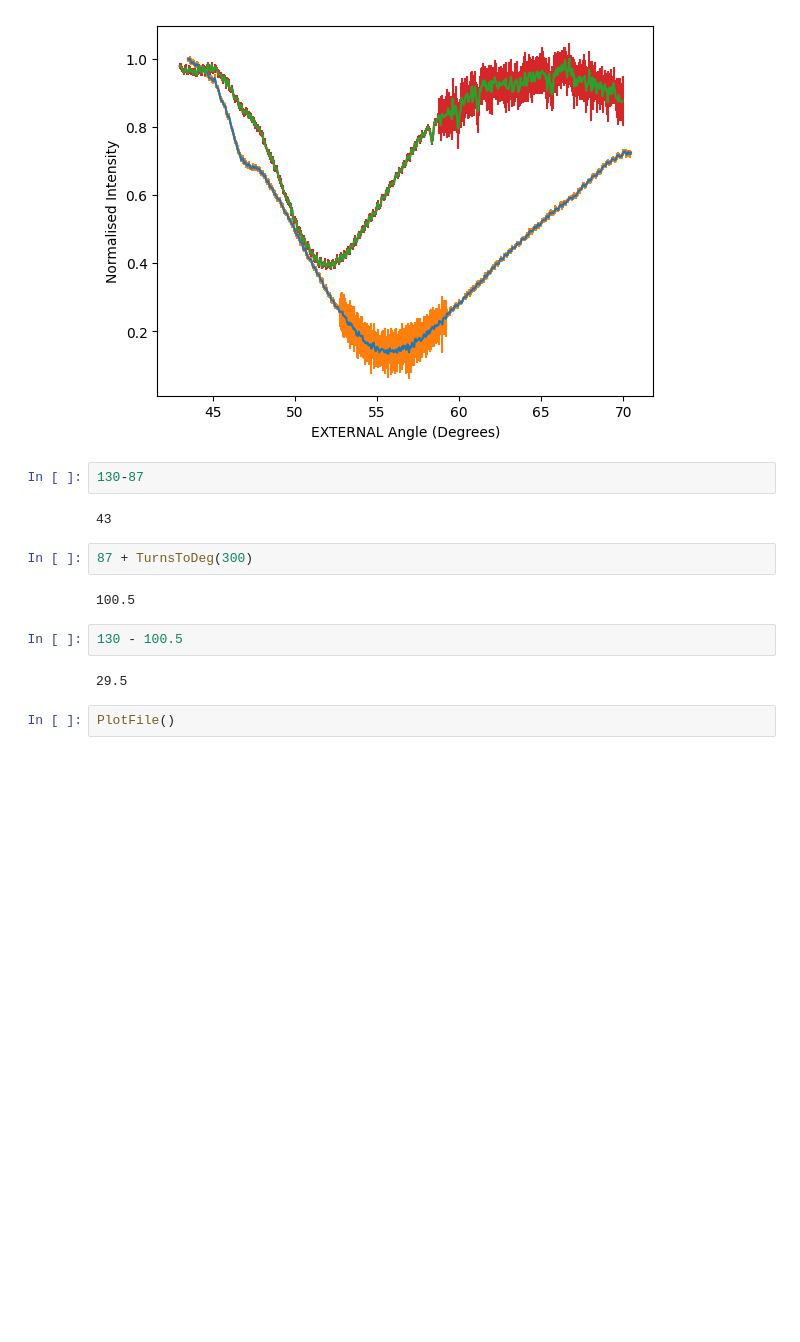
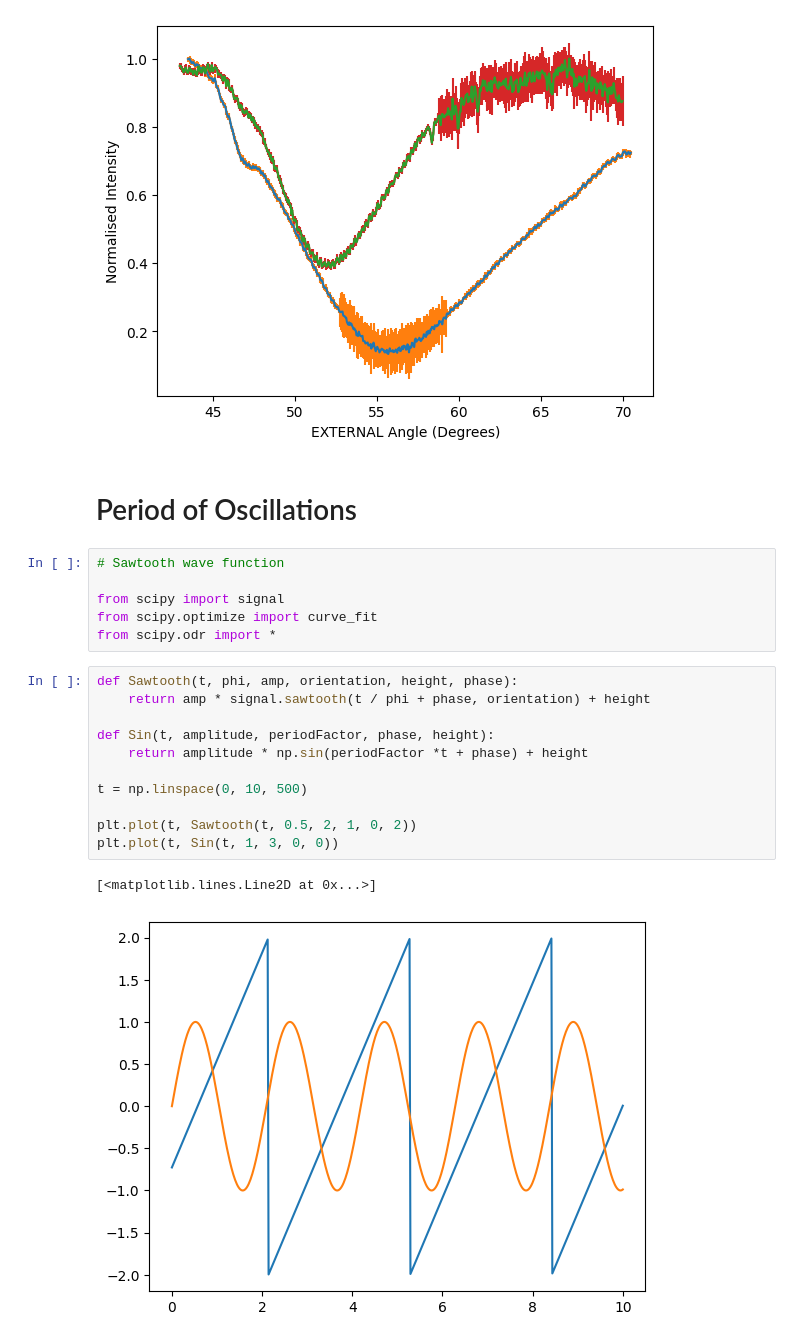
Before and after one commit to daraghhollman/UCD_PASS_Labs, a Jupyter notebook: Surface_Plasmons/Python/surfacePlasmonsAnalysis.ipynb, the cells around one changed output. Cells and saved outputs as stored; diff of their text form; blank space fills up the shorter version.

```diff
--- a/Surface_Plasmons/Python/surfacePlasmonsAnalysis.ipynb
+++ b/Surface_Plasmons/Python/surfacePlasmonsAnalysis.ipynb
@@ -179,17 +184,25 @@ PlotFile("10nm/blue/blue01.txt", offset=43.5)
 PlotFile("13nm/blue/blue01.txt", offset=43)
 # %% [output]
 [figure]
-# %%
-130-87
-# %% [output]
-43
-# %%
-87 + TurnsToDeg(300)
-# %% [output]
-100.5
-# %%
-130 - 100.5
-# %% [output]
-29.5
-# %%
-PlotFile()
+# %% [markdown]
+# Period of Oscillations
+# %%
+# Sawtooth wave function
+
+from scipy import signal
+from scipy.optimize import curve_fit
+from scipy.odr import *
+# %%
+def Sawtooth(t, phi, amp, orientation, height, phase):
+    return amp * signal.sawtooth(t / phi + phase, orientation) + height
+
+def Sin(t, amplitude, periodFactor, phase, height):
+    return amplitude * np.sin(periodFactor *t + phase) + height
+
+t = np.linspace(0, 10, 500)
+
+plt.plot(t, Sawtooth(t, 0.5, 2, 1, 0, 2))
+plt.plot(t, Sin(t, 1, 3, 0, 0))
+# %% [output]
+[<matplotlib.lines.Line2D at 0x...>]
+[figure, added]
```
Also changed, not shown: parts of 16 cells of this notebook, 10 other files.
